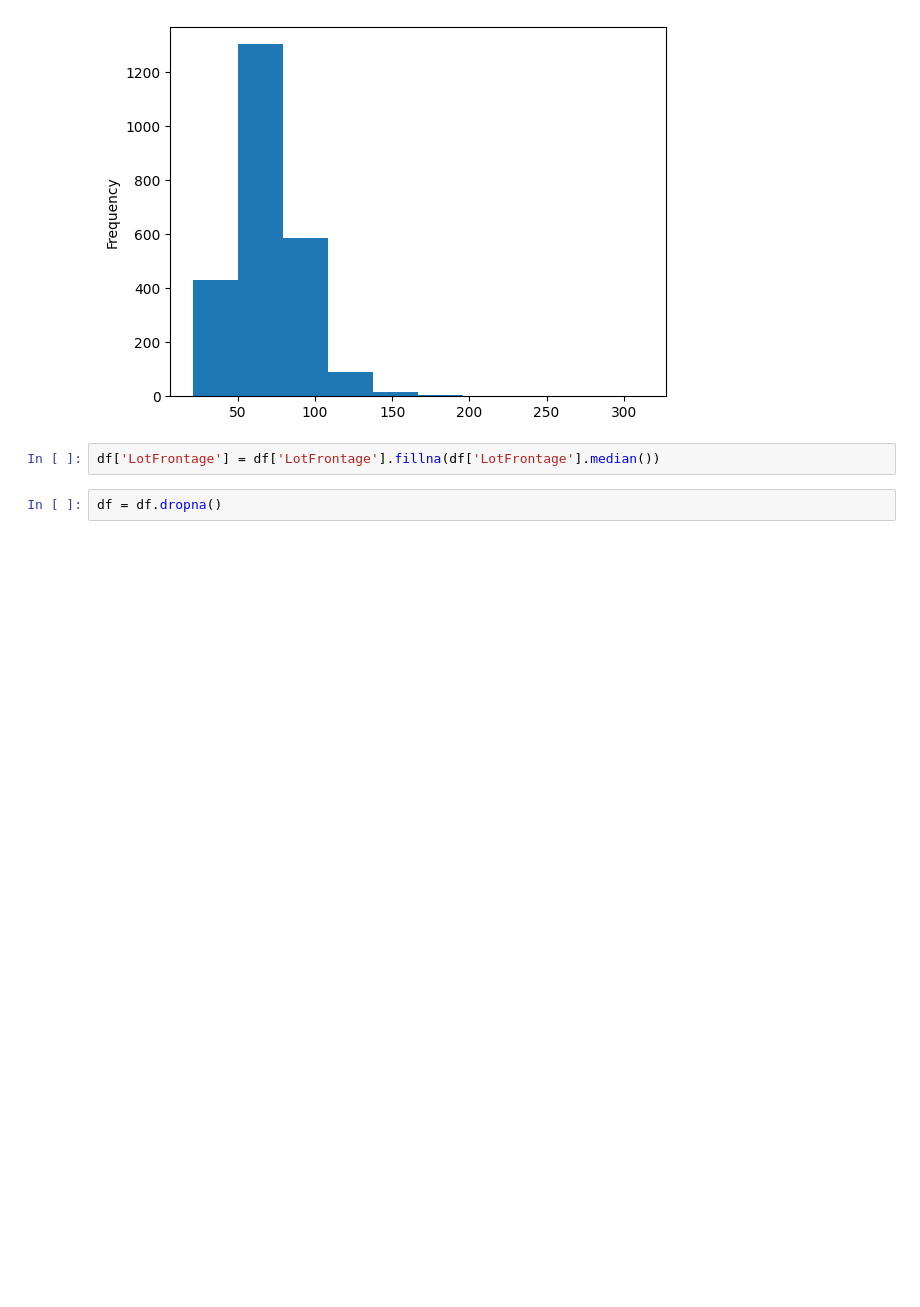
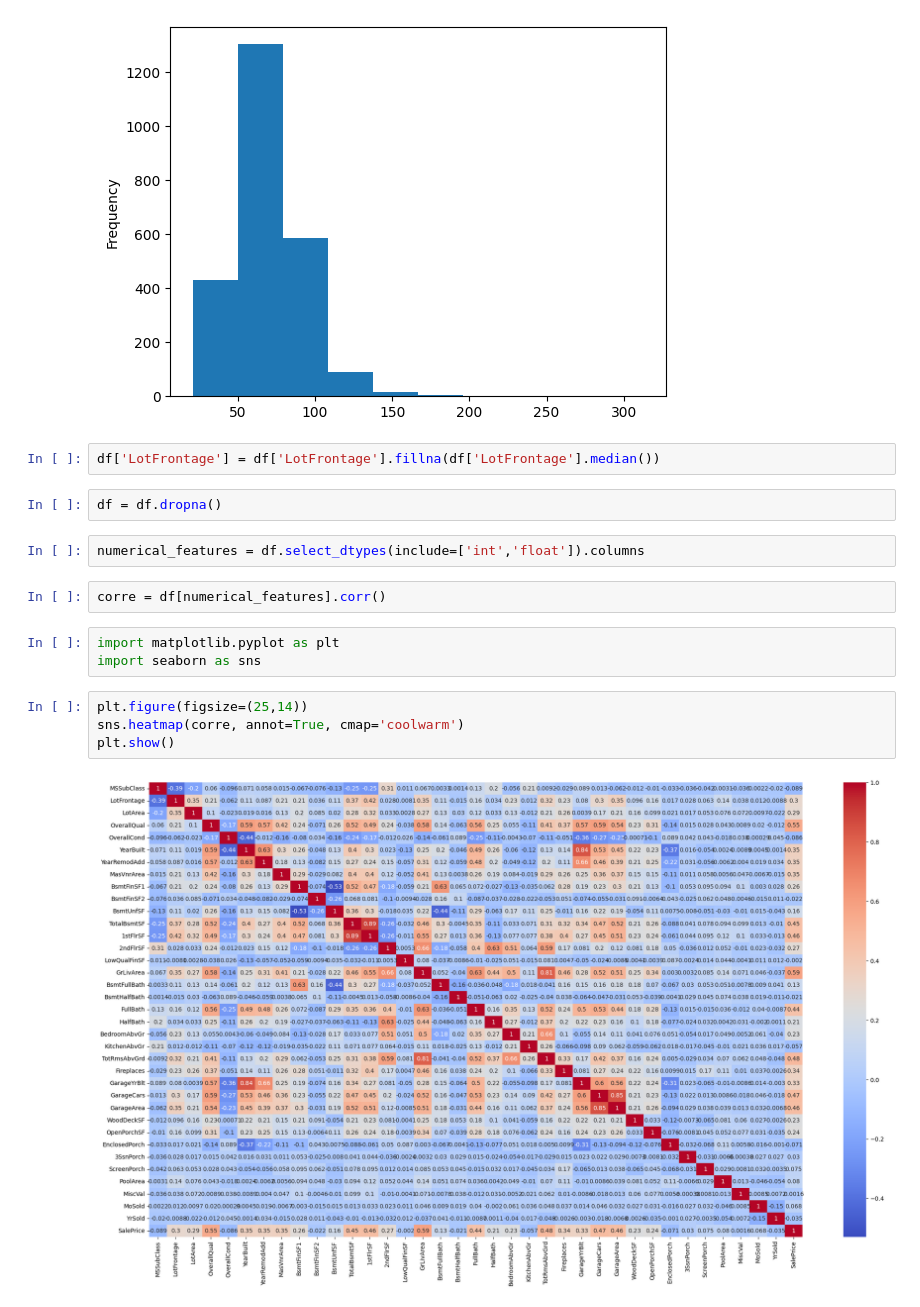
Before and after one commit to rahul-1419/House_price_prediction, a Jupyter notebook: NoteBook/Note.ipynb, the cells around one changed output. Saved outputs shown, nothing was run; the diff lists cells and outputs as text; blank space fills up the shorter version.

Commit message:
numerical-feature-handle

```diff
--- a/NoteBook/Note.ipynb
+++ b/NoteBook/Note.ipynb
@@ -185,3 +185,16 @@ df['LotFrontage'].plot(kind='hist')
 df['LotFrontage'] = df['LotFrontage'].fillna(df['LotFrontage'].median())
 # %%
 df = df.dropna()
+# %%
+numerical_features = df.select_dtypes(include=['int','float']).columns
+# %%
+corre = df[numerical_features].corr()
+# %%
+import matplotlib.pyplot as plt
+import seaborn as sns
+# %%
+plt.figure(figsize=(25,14))
+sns.heatmap(corre, annot=True, cmap='coolwarm')
+plt.show()
+# %% [output]
+[figure, added]
```
Also changed, not shown: parts of 5 cells of this notebook.
